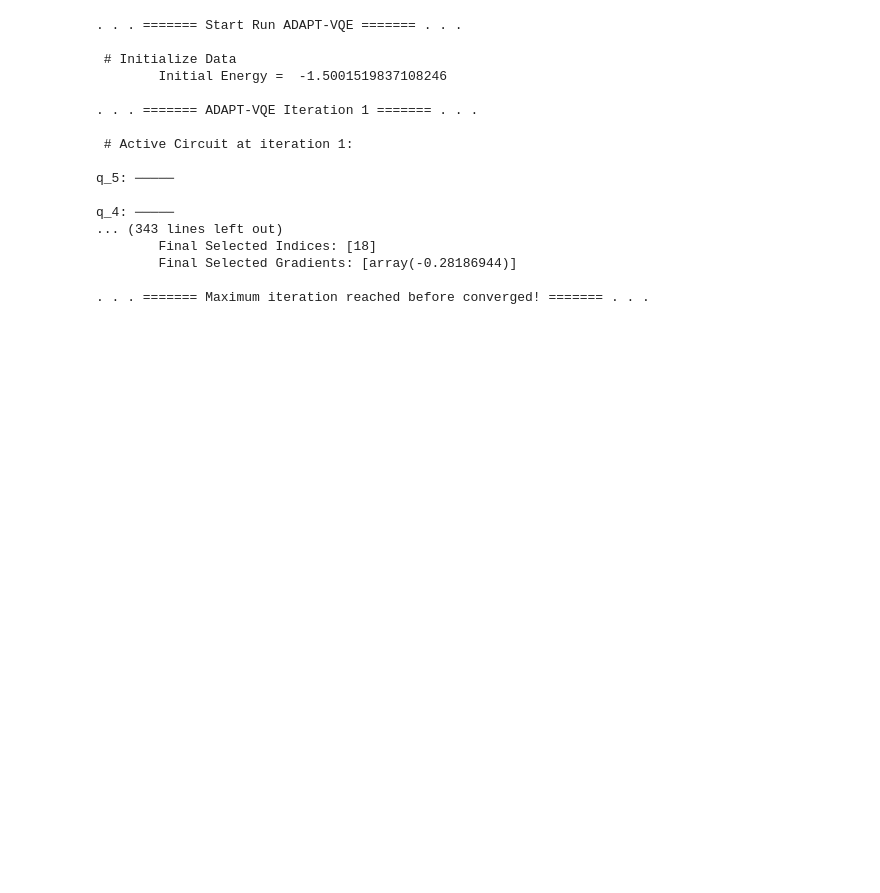
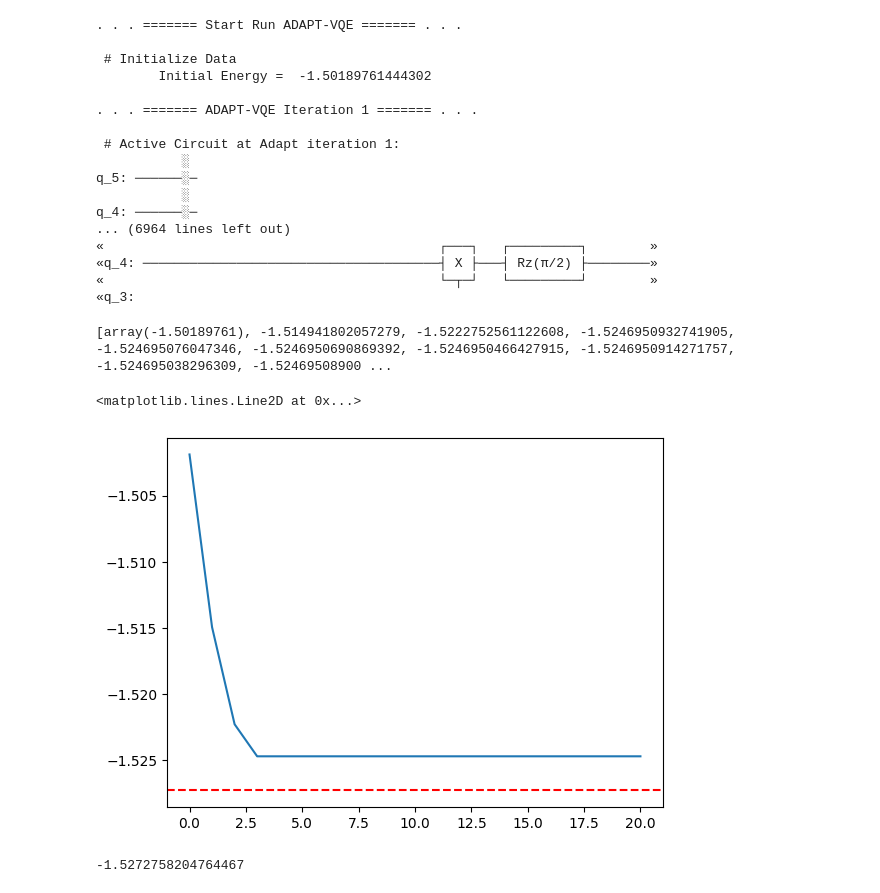
Before and after one commit to azhar-ikhtiarudin/ShotOptimization-ADAPT-VQE, a Jupyter notebook: 2-Shot-ADAPT-VQE/shot_adapt_vqe.ipynb, the cells around one changed output. Saved outputs shown, nothing was run; the diff lists cells and outputs as text; code cells hidden in the pictures; blank space fills up the shorter version.

```diff
--- a/2-Shot-ADAPT-VQE/shot_adapt_vqe.ipynb
+++ b/2-Shot-ADAPT-VQE/shot_adapt_vqe.ipynb
@@ -48,0 +83,14 @@ q_2: ─────
+# %%
+import matplotlib.pyplot as plt
+
+data = adapt_vqe.data
+energies = []
+energies.append(data.initial_energy)
+
+for i in range(len(data.evolution.its_data)):
+    energy = data.evolution.its_data[i].energy
+    energies.append(energy)
+
+print(energies)
+plt.plot(energies)
+plt.axhline(y=data.fci_energy, color='r', linestyle='--')
@@ -58,8 +142,9 @@ pool = QE(molecule)
 
 adapt_vqe = AdaptVQE(pool=pool,
                     molecule=molecule,
-                    max_adapt_iter=1,
+                    max_adapt_iter=20,
                     max_opt_iter=100,
+                    grad_threshold=10**-1,
                     vrb=True
                     )
 
@@ -69,17 +154,39 @@ adapt_vqe.run()
 . . . ======= Start Run ADAPT-VQE ======= . . .
 
  # Initialize Data
-        Initial Energy =  -1.5001519837108246
+        Initial Energy =  -1.50189761444302
 
 . . . ======= ADAPT-VQE Iteration 1 ======= . . .
 
- # Active Circuit at iteration 1:
-
-q_5: ─────
-
-q_4: ─────
-... (343 lines left out)
-        Final Selected Indices: [18]
-        Final Selected Gradients: [array(-0.28186944)]
-
-. . . ======= Maximum iteration reached before converged! ======= . . .
+ # Active Circuit at Adapt iteration 1:
+           ░
+q_5: ──────░─
+           ░
+q_4: ──────░─
+... (6964 lines left out)
+«                                           ┌───┐   ┌─────────┐        »
+«q_4: ──────────────────────────────────────┤ X ├───┤ Rz(π/2) ├────────»
+«                                           └─┬─┘   └─────────┘        »
+«q_3:
+# %%
+import matplotlib.pyplot as plt
+
+data = adapt_vqe.data
+energies = []
+energies.append(data.initial_energy)
+
+for i in range(len(data.evolution.its_data)):
+    energy = data.evolution.its_data[i].energy
+    energies.append(energy)
+
+print(energies)
+plt.plot(energies)
+plt.axhline(y=data.fci_energy, color='r', linestyle='--')
+# %% [output]
+[array(-1.50189761), -1.514941802057279, -1.5222752561122608, -1.5246950932741905, -1.524695076047346, -1.5246950690869392, -1.5246950466427915, -1.5246950914271757, -1.524695038296309, -1.52469508900 ...
+<matplotlib.lines.Line2D at 0x...>
+[figure, added]
+# %%
+print(data.fci_energy)
+# %% [output]
+-1.5272758204764467
```
Also changed, not shown: parts of 7 cells of this notebook, 1 other file.
